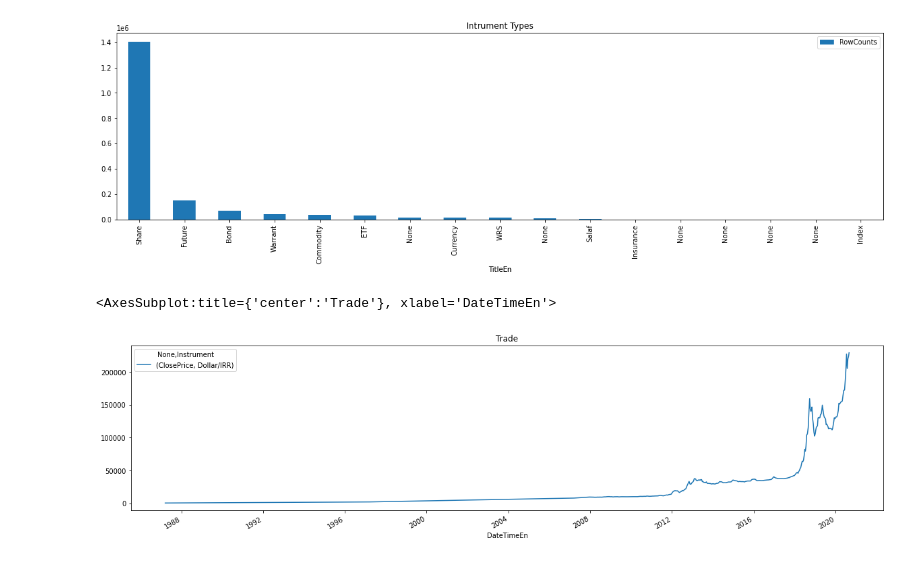
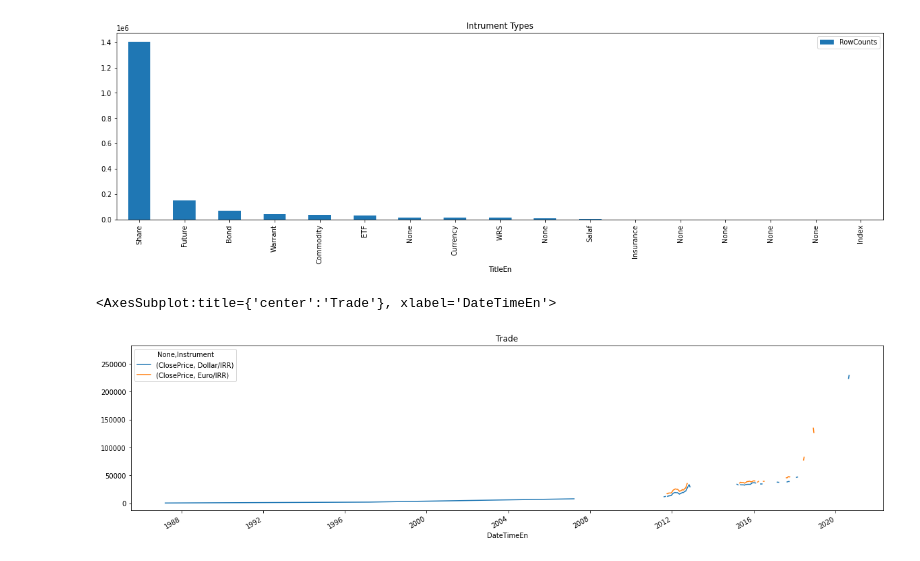
Before and after one commit to h-nargesi/Stock-Estimation, a Jupyter notebook: Jiringi/Python/data-noise.ipynb, the cells around one changed output. Cells and saved outputs as stored; diff of their text form; code cells hidden in the pictures.

```diff
--- a/Jiringi/Python/data-noise.ipynb
+++ b/Jiringi/Python/data-noise.ipynb
@@ -32,11 +32,11 @@ rides.plot(title='Intrument Types', x='TitleEn', y='RowCounts', kind='bar', figs
 # %%
 import codes.handlers as hd
 
-rides = hd.ReadPanda('trade-graph', ("17321", 10, 0, 450000,))
+rides = hd.ReadPanda('trade-graph', ("17321, 17322", 10, 0, 450000,))
 # 'OpenPrice', 'LowPrice', 'HighPrice',
 rides = rides.pivot(index='DateTimeEn', columns='Instrument', values=['ClosePrice'])
 # print(rides.columns)
 rides.plot(title='Trade', kind='line', figsize=(20, 5))
 # %% [output]
 <AxesSubplot:title={'center':'Trade'}, xlabel='DateTimeEn'>
-[figure, old version]
+[figure, new version]
```
Also changed, not shown: 1 other file.
